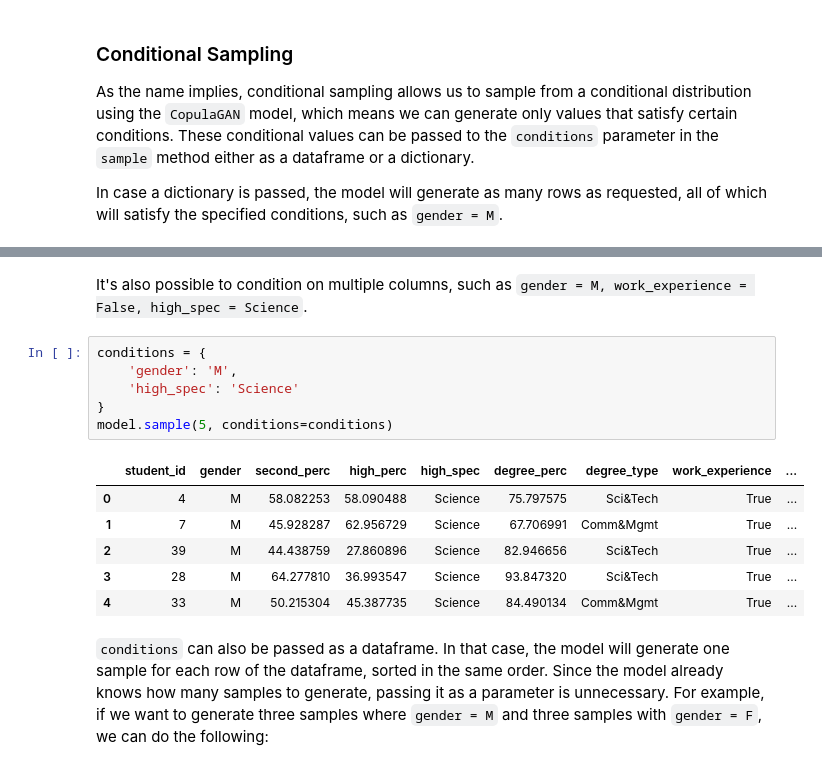
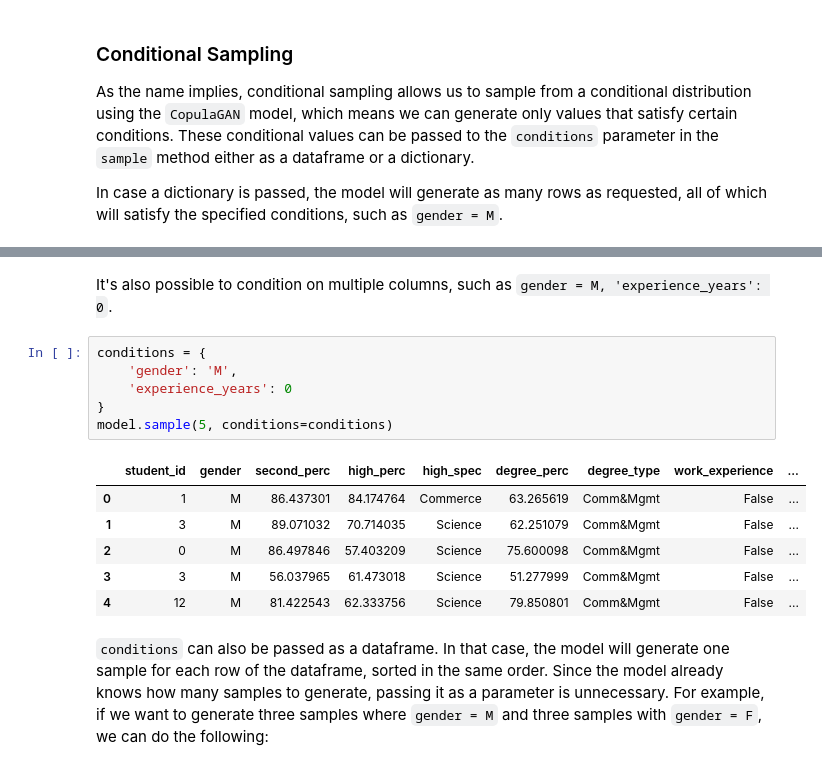
Before and after one commit to argo12/SDV, a Jupyter notebook: tutorials/single_table_data/03_CopulaGAN_Model.ipynb, the cells around one changed output, grey strips where cells are left out. Drawn from its saved outputs; the diff is of its cells as text.

```diff
--- a/tutorials/single_table_data/03_CopulaGAN_Model.ipynb
+++ b/tutorials/single_table_data/03_CopulaGAN_Model.ipynb
@@ -719,18 +685,18 @@ model.sample(5, conditions=conditions)
 # %% [markdown]
-It's also possible to condition on multiple columns, such as `gender = M, work_experience = False, high_spec = Science`.
+It's also possible to condition on multiple columns, such as `gender = M, 'experience_years': 0`.
 # %%
 conditions = {
     'gender': 'M',
-    'high_spec': 'Science'
+    'experience_years': 0
 }
 model.sample(5, conditions=conditions)
 # %% [output]
 |  | student_id | gender | second_perc | high_perc | high_spec | degree_perc | degree_type | work_experience | ... |
-| 0 | 4 | M | 58.082253 | 58.090488 | Science | 75.797575 | Sci&Tech | True | ... |
-| 1 | 7 | M | 45.928287 | 62.956729 | Science | 67.706991 | Comm&Mgmt | True | ... |
-| 2 | 39 | M | 44.438759 | 27.860896 | Science | 82.946656 | Sci&Tech | True | ... |
-| 3 | 28 | M | 64.277810 | 36.993547 | Science | 93.847320 | Sci&Tech | True | ... |
-| 4 | 33 | M | 50.215304 | 45.387735 | Science | 84.490134 | Comm&Mgmt | True | ... |
+| 0 | 1 | M | 86.437301 | 84.174764 | Commerce | 63.265619 | Comm&Mgmt | False | ... |
+| 1 | 3 | M | 89.071032 | 70.714035 | Science | 62.251079 | Comm&Mgmt | False | ... |
+| 2 | 0 | M | 86.497846 | 57.403209 | Science | 75.600098 | Comm&Mgmt | False | ... |
+| 3 | 3 | M | 56.037965 | 61.473018 | Science | 51.277999 | Comm&Mgmt | False | ... |
+| 4 | 12 | M | 81.422543 | 62.333756 | Science | 79.850801 | Comm&Mgmt | False | ... |
 # %% [markdown]
 `conditions` can also be passed as a dataframe. In that case, the model will generate one sample for each row of the dataframe, sorted in the same order. Since the model already knows how many samples to generate, passing it as a parameter is unnecessary. For example, if we want to generate three samples where `gender = M` and three samples with `gender = F`, we can do the following:
 # %%
```
Also changed, not shown: parts of 19 cells of this notebook, 3 other files.
